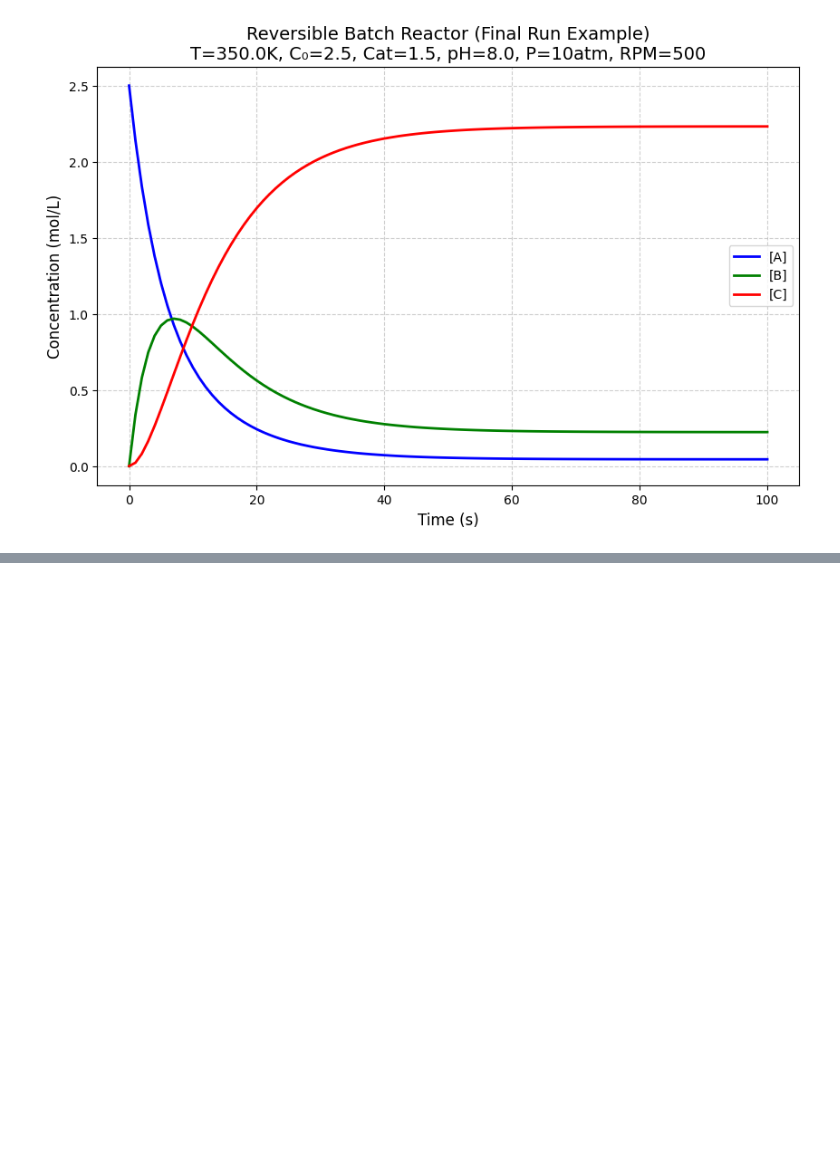
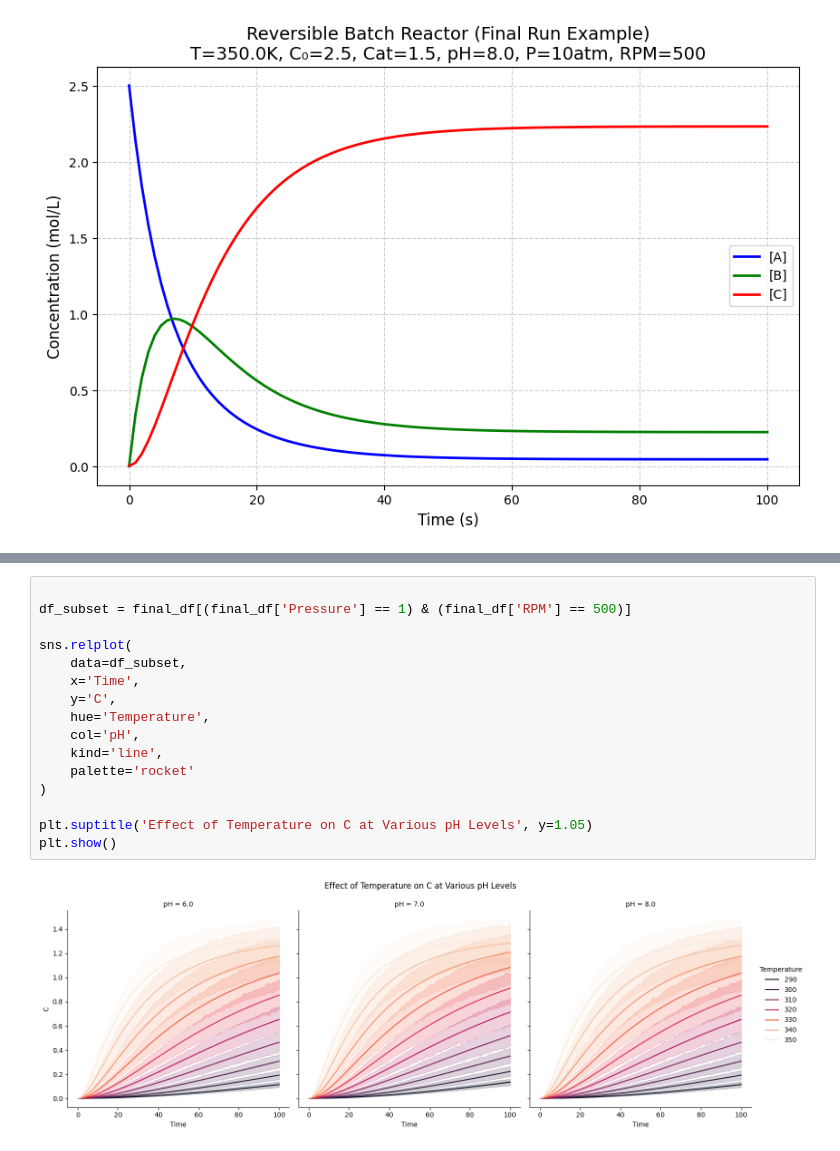
Before and after one commit to AdarshanandIITBHU/Batch_Reactor_project, a Jupyter notebook: Modelling.ipynb, the cells around one changed output, grey strips where cells are left out. Drawn from its saved outputs; the diff is of its cells as text; blank space fills up the shorter version.

```diff
--- a/Modelling.ipynb
+++ b/Modelling.ipynb
@@ -130,0 +195,18 @@ plt.show()
+# %%
+
+df_subset = final_df[(final_df['Pressure'] == 1) & (final_df['RPM'] == 500)]
+
+sns.relplot(
+    data=df_subset,
+    x='Time',
+    y='C',
+    hue='Temperature',
+    col='pH',
+    kind='line',
+    palette='rocket'
+)
+
+plt.suptitle('Effect of Temperature on C at Various pH Levels', y=1.05)
+plt.show()
+# %% [output]
+[figure, added]
```
Also changed, not shown: parts of 3 cells of this notebook.
